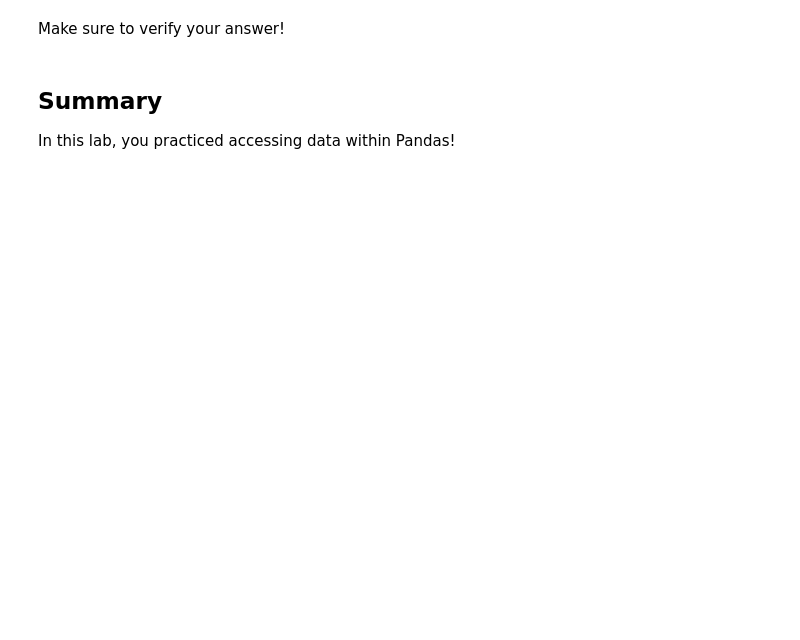
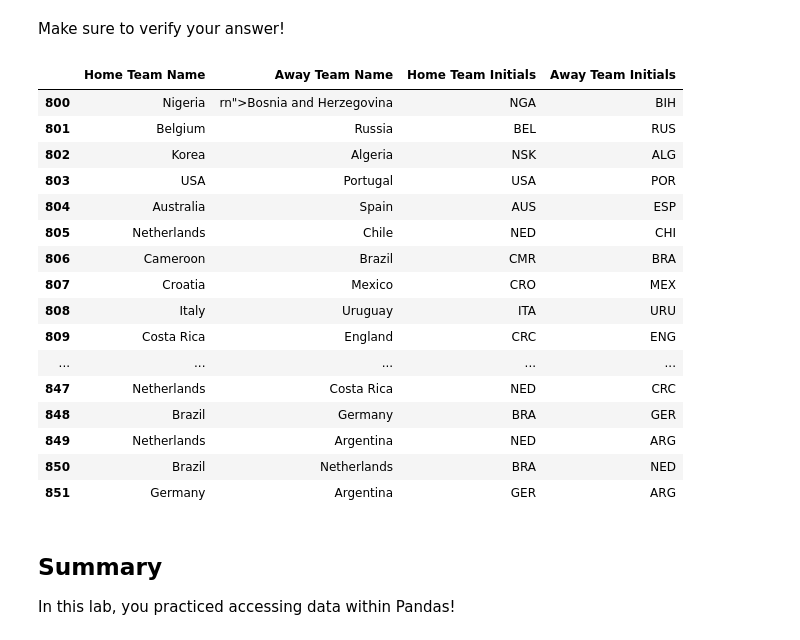
Before and after one commit to Mr-PeterMaina/dsc-accessing-data-with-pandas-lab, a Jupyter notebook: index.ipynb, the cells around one changed output. Saved outputs shown, nothing was run; the diff lists cells and outputs as text; code cells hidden in the pictures; blank space fills up the shorter version.

```diff
--- a/index.ipynb
+++ b/index.ipynb
@@ -247,0 +261,6 @@ In World Cup history, **how many matches had 5 goals or more in total**? Create
+# %%
+# Create a Total Goals column
+df['Total Goals'] = df['Home Team Goals'] + df['Away Team Goals']
+over_matches = df[df['Total Goals']>=5]
+len(over_matches)
+df
@@ -251,0 +283,3 @@ Now **create a new column `"Half-time Goals"`** in `df` that includes both home
+# %%
+df['Half Time Goals'] =  df['Half-time Home Goals'] + df['Half-time Away Goals']
+df
@@ -291,0 +339,17 @@ Imagine that, for some reason, we simply want Korea listed as one entry, so we w
+# %%
+# Replace "Korea Republic" and "Korea DPR" to "Korea"
+df['Home Team Name'] = df['Home Team Name'].replace({'Korea Republic': 'Korea', 'Korea DPR':'Korea'})
+df['Away Team Name'] = df['Away Team Name'].replace({'Korea Republic': 'Korea', 'Korea DPR':'Korea'})
+
+# Replace "KOR" and "PRK" to "NSK"
+df['Home Team Initials'] = df['Home Team Initials'].replace({'KOR': 'NSK', 'PRK':'NSK'})
+df['Away Team Initials'] = df['Away Team Initials'].replace({'KOR': 'NSK', 'KOR':'NSK'})
+
+df
+
+# AN EASIER WAY
+# df.loc[df['Home Team Name'].str.contains('Korea'), 'Home Team Name'] = 'Korea'
+# df.loc[df['Away Team Name'].str.contains('Korea'), 'Away Team Name'] = 'Korea'
+
+# df.loc[df['Home Team Initials'].isin(['KOR', 'PRK']), 'Home Team Initials'] = 'NSK'
+#  isin() finds all rows where 'Home Team Initials' is 'KOR' or 'PRK' and updates them to 'NSK'.
@@ -296,3 +372,24 @@ Make sure to verify your answer!
+# %%
+# Check the updated columns
+df.loc[800:,['Home Team Name', 'Away Team Name','Home Team Initials','Away Team Initials']]
+# %% [output]
+|  | Home Team Name | Away Team Name | Home Team Initials | Away Team Initials |
+| 800 | Nigeria | rn">Bosnia and Herzegovina | NGA | BIH |
+| 801 | Belgium | Russia | BEL | RUS |
+| 802 | Korea | Algeria | NSK | ALG |
+| 803 | USA | Portugal | USA | POR |
+| 804 | Australia | Spain | AUS | ESP |
+| 805 | Netherlands | Chile | NED | CHI |
+| 806 | Cameroon | Brazil | CMR | BRA |
+| 807 | Croatia | Mexico | CRO | MEX |
+| 808 | Italy | Uruguay | ITA | URU |
+| 809 | Costa Rica | England | CRC | ENG |
+| ... | ... | ... | ... | ... |
+| 847 | Netherlands | Costa Rica | NED | CRC |
+| 848 | Brazil | Germany | BRA | GER |
+| 849 | Netherlands | Argentina | NED | ARG |
+| 850 | Brazil | Netherlands | BRA | NED |
+| 851 | Germany | Argentina | GER | ARG |
 # %% [markdown]
 ## Summary
 
```
Also changed, not shown: parts of 11 cells of this notebook.
